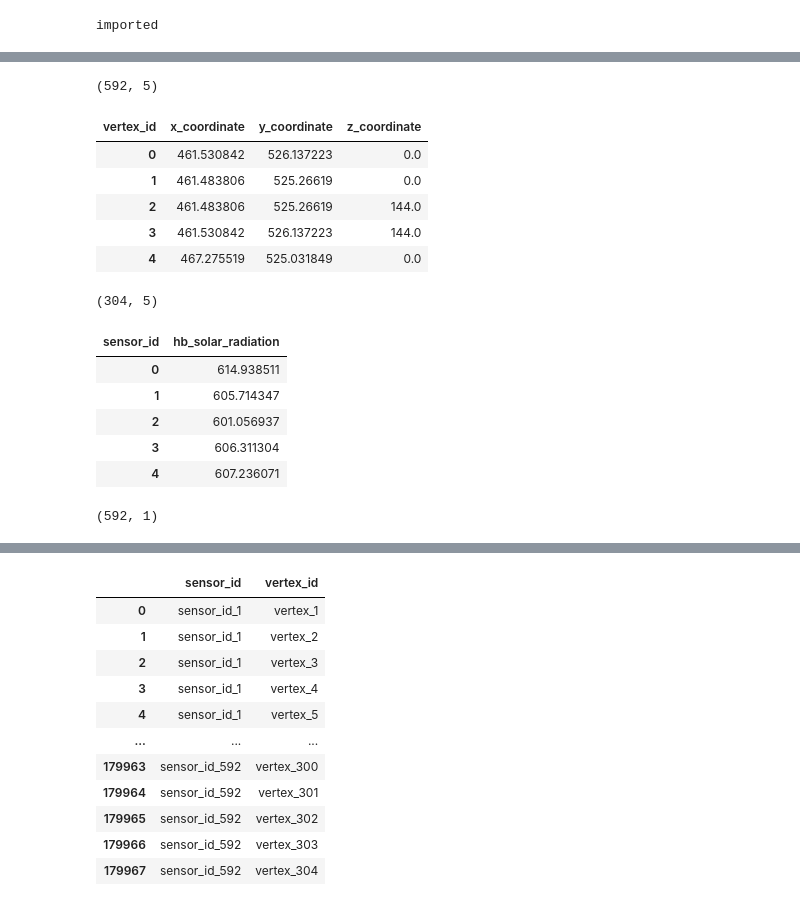
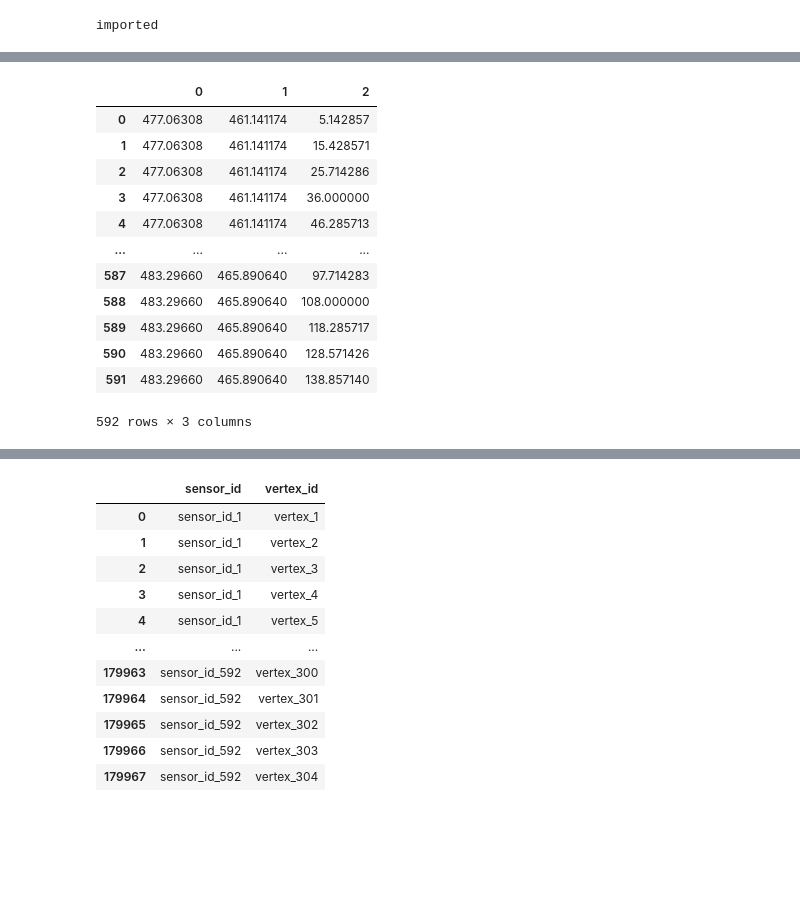
Before and after one commit to chanjunha0/MastersofArchitecture_Thesis_2024, a Jupyter notebook: gnn_dataset.ipynb, the cells around one changed output, grey strips where cells are left out. Cells and saved outputs as stored; diff of their text form; code cells hidden in the pictures; blank space fills up the shorter version.

```diff
--- a/gnn_dataset.ipynb
+++ b/gnn_dataset.ipynb
@@ -11,12 +12,12 @@ from torch_geometric.data import Data        # to work with graph data
 # %%
 # import csv
 
-sensor_df_raw = pd.read_csv(r"C:\Users\colin\OneDrive\Desktop\Thesis Part 2\thesis - simulation\data\sensor.csv")
-buildings_df_raw = pd.read_csv(r"C:\Users\colin\OneDrive\Desktop\Thesis Part 2\thesis - simulation\data\buildings.csv")
-labels_df_raw = pd.read_csv(r"C:\Users\colin\OneDrive\Desktop\Thesis Part 2\thesis - simulation\data\labels.csv")
-distance_df = pd.read_csv(r"C:\Users\colin\OneDrive\Desktop\Thesis Part 2\thesis - simulation\data\distance.csv")
-sensor_length_df = pd.read_csv(r"C:\Users\colin\OneDrive\Desktop\Thesis Part 2\thesis - simulation\data\sensor_length.csv")
-vertex_length_df = pd.read_csv(r"C:\Users\colin\OneDrive\Desktop\Thesis Part 2\thesis - simulation\data\vertex_length.csv")
+sensor_df= pd.read_csv('data\sensor.csv', header = None)
+building_df= pd.read_csv('data\\building.csv', header = None)
+label_df= pd.read_csv('data\label.csv', header = None)
+distance_df = pd.read_csv('data\distance.csv', header= None)
+sensor_length_df = pd.read_csv('data\sensor_length.csv', header = None)
+vertex_length_df = pd.read_csv('data\\vertex_length.csv', header = None)
 print('imported')
 # %% [output]
 imported
@@ -25,6 +23,0 @@ imported
-# %%
-# transpose the data
-
-sensor_df= sensor_df_raw.transpose()
-buildings_df= buildings_df_raw.transpose()
-labels_df= labels_df_raw.transpose()
@@ -39,6 +23,0 @@ def drop_indice(df):
-# %%
-# drop indices
-
-sensor_df = drop_indice(sensor_df)
-buildings_df = drop_indice(buildings_df)
-labels_df = drop_indice(labels_df)
@@ -54,30 +24,16 @@ sensor_df.head()
-# %%
-sensor_df.shape
-# %% [output]
-(592, 5)
-# %%
-buildings_df.head()
-# %% [output]
-| vertex_id | x_coordinate | y_coordinate | z_coordinate |
-| 0 | 461.530842 | 526.137223 | 0.0 |
-| 1 | 461.483806 | 525.26619 | 0.0 |
-| 2 | 461.483806 | 525.26619 | 144.0 |
-| 3 | 461.530842 | 526.137223 | 144.0 |
-| 4 | 467.275519 | 525.031849 | 0.0 |
-# %%
-buildings_df.shape
-# %% [output]
-(304, 5)
-# %%
-labels_df.head()
-# %% [output]
-| sensor_id | hb_solar_radiation |
-| 0 | 614.938511 |
-| 1 | 605.714347 |
-| 2 | 601.056937 |
-| 3 | 606.311304 |
-| 4 | 607.236071 |
-# %%
-labels_df.shape
-# %% [output]
-(592, 1)
+# %%
+sensor_df
+# %% [output]
+|  | 0 | 1 | 2 |
+| 0 | 477.06308 | 461.141174 | 5.142857 |
+| 1 | 477.06308 | 461.141174 | 15.428571 |
+| 2 | 477.06308 | 461.141174 | 25.714286 |
+| 3 | 477.06308 | 461.141174 | 36.000000 |
+| 4 | 477.06308 | 461.141174 | 46.285713 |
+| ... | ... | ... | ... |
+| 587 | 483.29660 | 465.890640 | 97.714283 |
+| 588 | 483.29660 | 465.890640 | 108.000000 |
+| 589 | 483.29660 | 465.890640 | 118.285717 |
+| 590 | 483.29660 | 465.890640 | 128.571426 |
+| 591 | 483.29660 | 465.890640 | 138.857140 |
+592 rows × 3 columns
```
Also changed, not shown: parts of 48 cells of this notebook, 1 other file.
